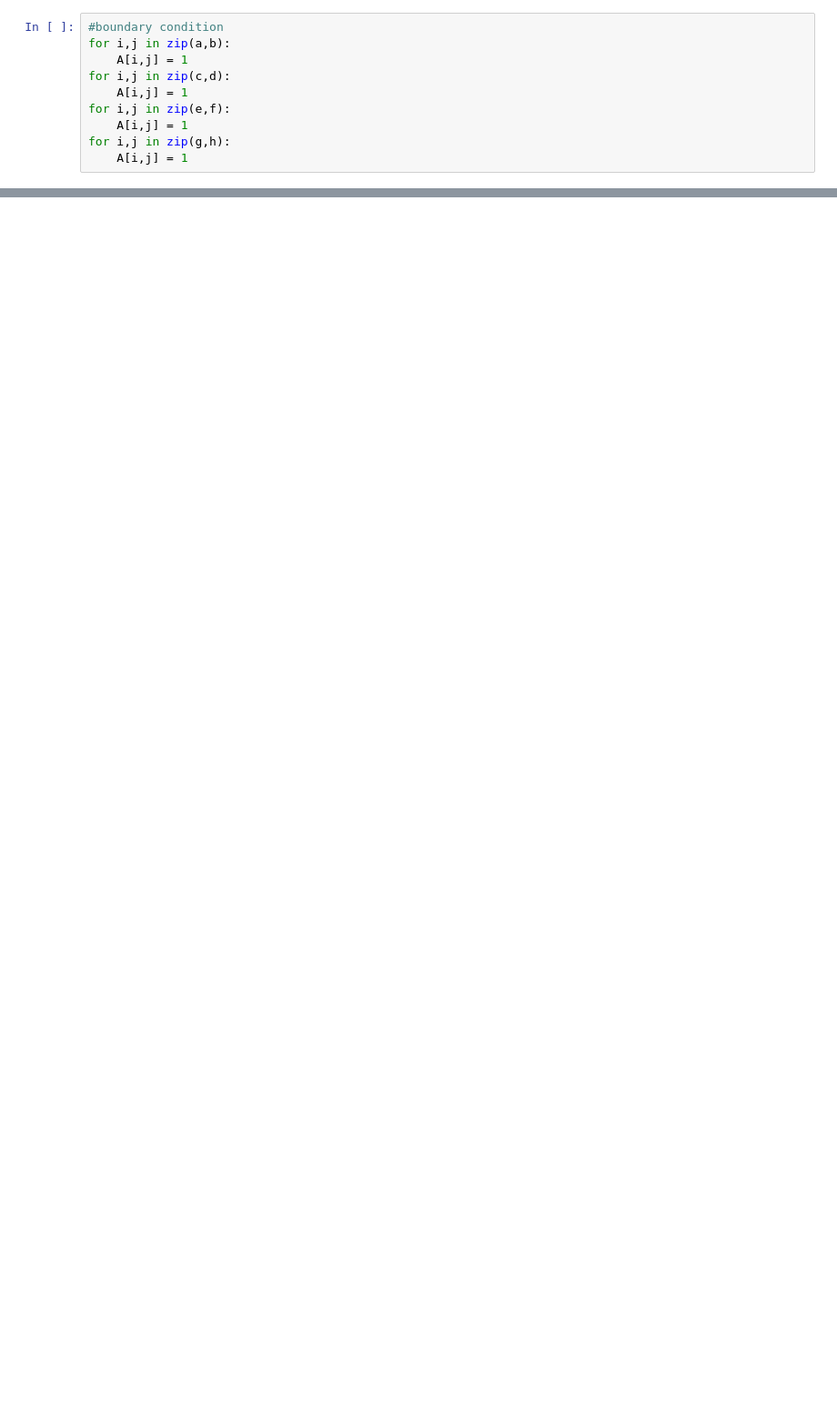
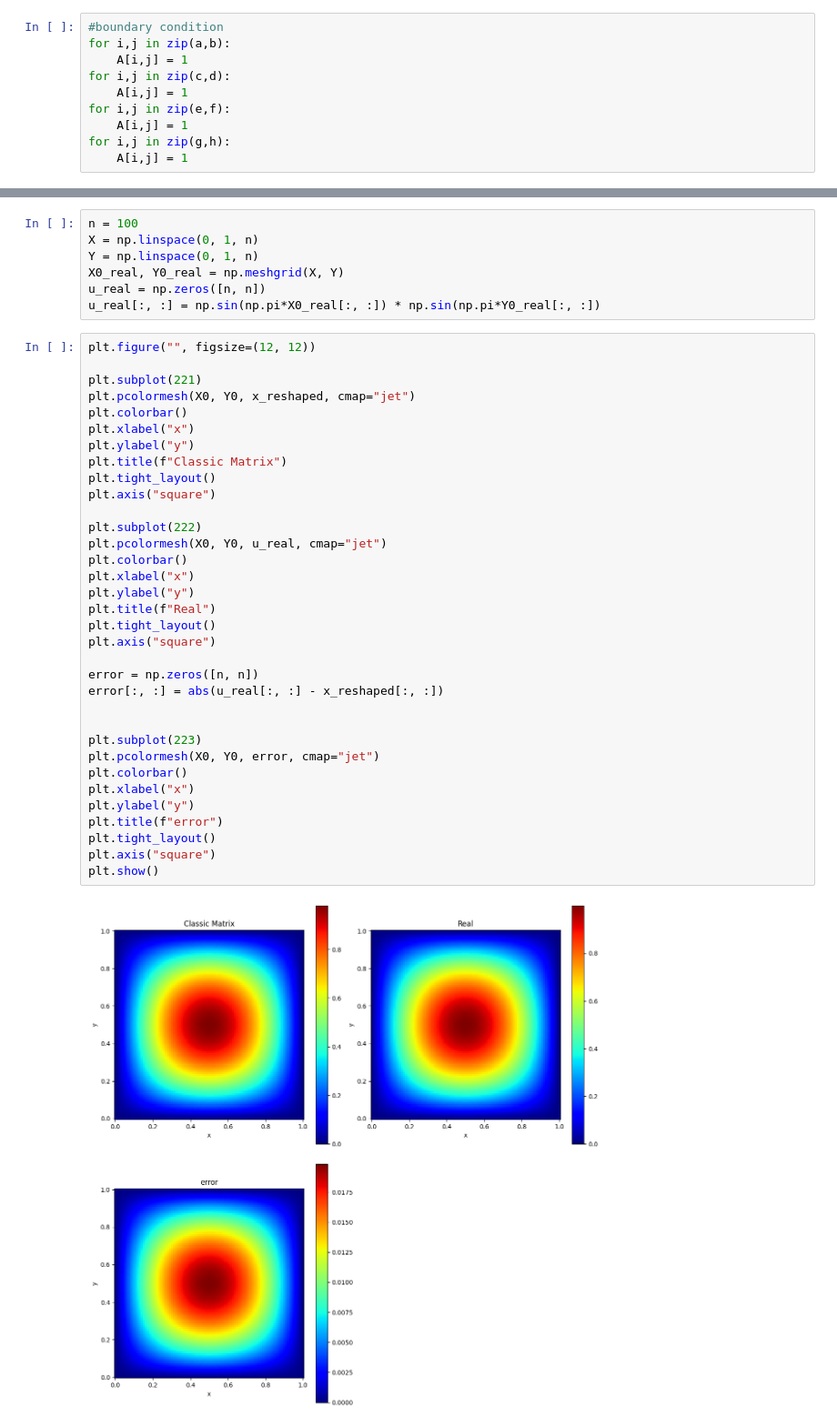
Before and after one commit to 07abrar/TensorlyTraining, a Jupyter notebook: Harmonic_Function_using_SVD.ipynb, the cells around one changed output, grey strips where cells are left out. Shown at 91% size. Cells and saved outputs as stored; diff of their text form; blank space fills up the shorter version.

```diff
--- a/Harmonic_Function_using_SVD.ipynb
+++ b/Harmonic_Function_using_SVD.ipynb
@@ -47,0 +155,43 @@ array([[1., 0., 0., ..., 0., 0., 0.],
+# %%
+n = 100
+X = np.linspace(0, 1, n)
+Y = np.linspace(0, 1, n)
+X0_real, Y0_real = np.meshgrid(X, Y)
+u_real = np.zeros([n, n])
+u_real[:, :] = np.sin(np.pi*X0_real[:, :]) * np.sin(np.pi*Y0_real[:, :])
+# %%
+plt.figure("", figsize=(12, 12))
+
+plt.subplot(221)
+plt.pcolormesh(X0, Y0, x_reshaped, cmap="jet")
+plt.colorbar()
+plt.xlabel("x")
+plt.ylabel("y")
+plt.title(f"Classic Matrix")
+plt.tight_layout()
+plt.axis("square")
+
+plt.subplot(222)
+plt.pcolormesh(X0, Y0, u_real, cmap="jet")
+plt.colorbar()
+plt.xlabel("x")
+plt.ylabel("y")
+plt.title(f"Real")
+plt.tight_layout()
+plt.axis("square")
+
+error = np.zeros([n, n])
+error[:, :] = abs(u_real[:, :] - x_reshaped[:, :])
+
+
+plt.subplot(223)
+plt.pcolormesh(X0, Y0, error, cmap="jet")
+plt.colorbar()
+plt.xlabel("x")
+plt.ylabel("y")
+plt.title(f"error")
+plt.tight_layout()
+plt.axis("square")
+plt.show()
+# %% [output]
+[figure, added]
```
Also changed, not shown: parts of 19 cells of this notebook, 5 other files.
